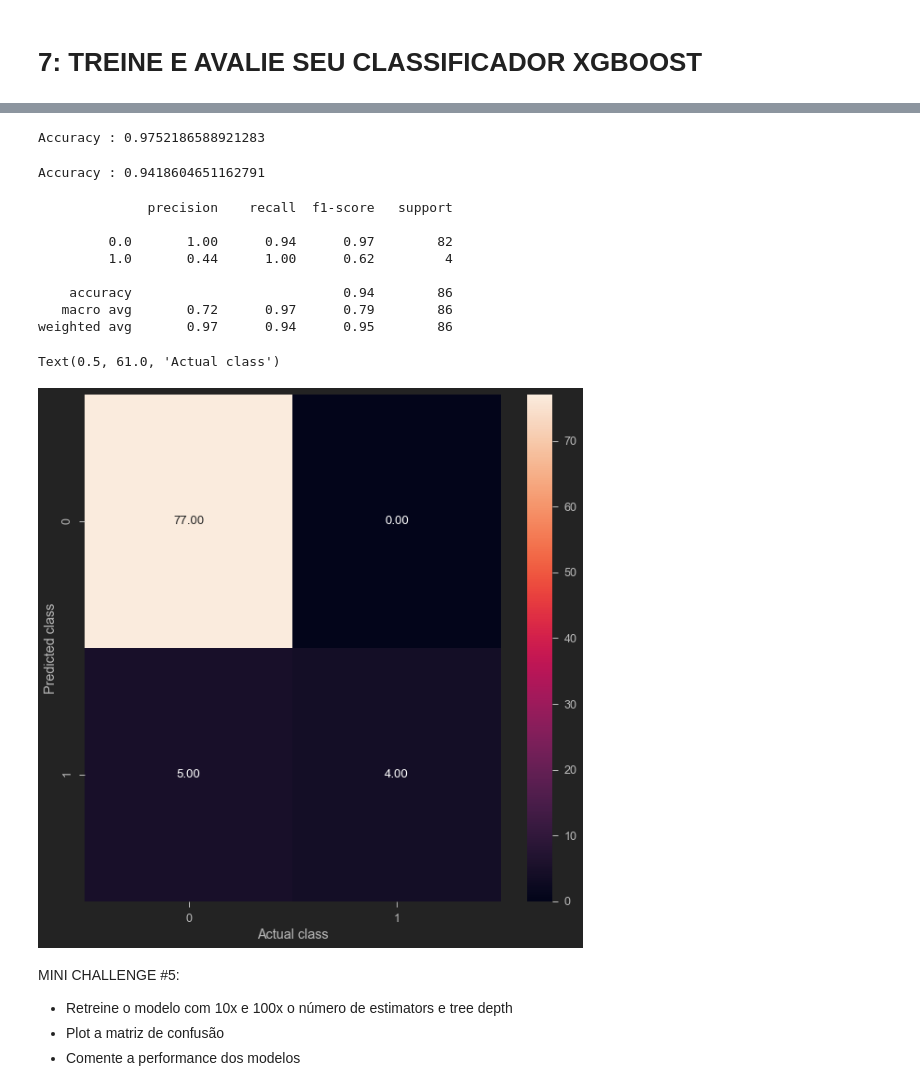
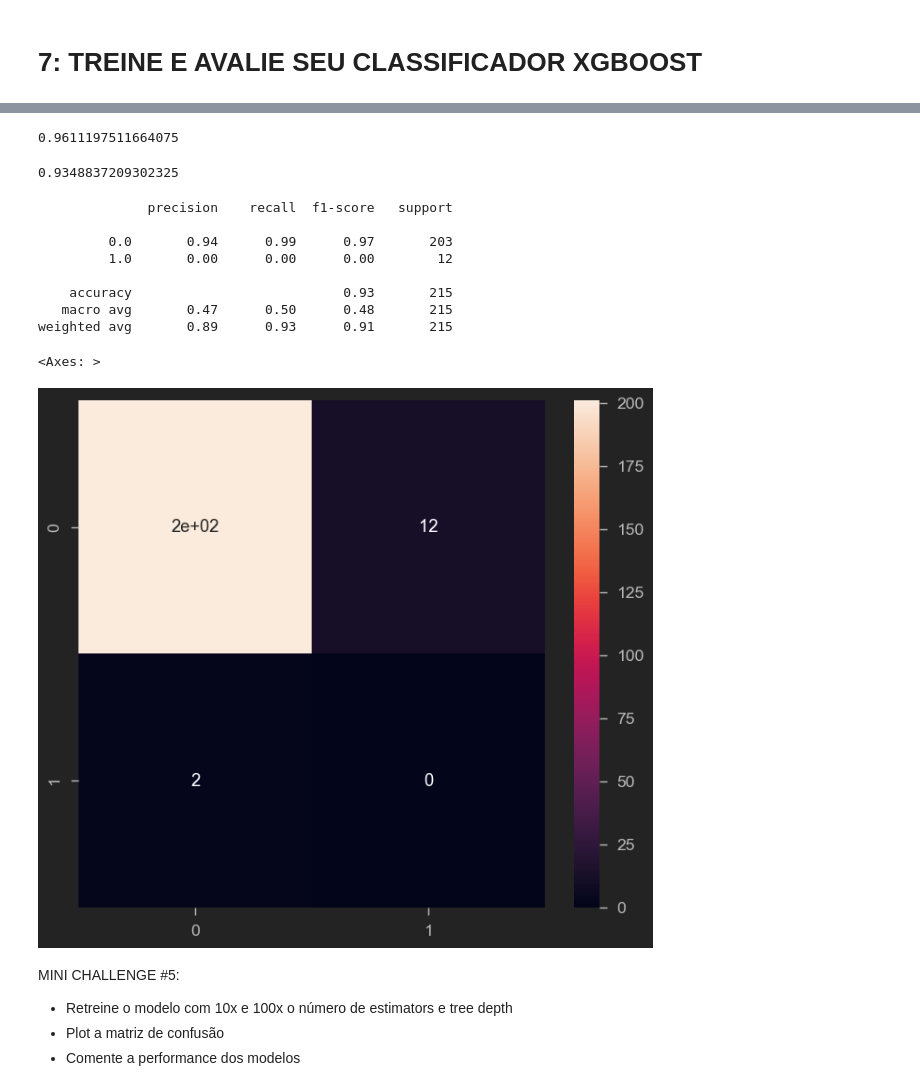
Before and after one commit to Vinicius-da-Cruz-Muller/Random-Notebooks, a Jupyter notebook: Análise preditiva/Cervical Cancer Prediction Using XG-boost algorithm.ipynb, the cells around one changed output, grey strips where cells are left out. Drawn from its saved outputs; the diff is of its cells as text; code cells hidden in the pictures.

```diff
--- a/Análise preditiva/Cervical Cancer Prediction Using XG-boost algorithm.ipynb
+++ b/Análise preditiva/Cervical Cancer Prediction Using XG-boost algorithm.ipynb
@@ -213,6 +500,9 @@ array([[-1.0385634e+00,  8.9706147e-01, -7.1509570e-01, ...,
 # %% [markdown]
 MINI CHALLENGE #4:
 - Divida os dados de teste de forma que sejam um quarto dos dados de treinamento
+# %%
+X_train, X_test, Y_train, Y_test = train_test_split(X, y, test_size=0.25, random_state=42)
+#sobrescrevendo a linha semlhante dos códigos acima
 # %% [markdown]
 # 6: ENTENDENDO O XGBOOST
 # %% [markdown]
@@ -283,3 +573,8 @@ MINI CHALLENGE #4:
 %pip install xgboost
 # %%
 # Train an XGBoost classifier model
+import xgboost as xgb
+
+model = xgb.XGBClassifier(learning_rate=0.1, max_depth=5, n_estimators=10)
+# %%
+model.fit(X_train, Y_train)
@@ -286,24 +593,29 @@ MINI CHALLENGE #4:
 # %%
 # predict the score of the trained model using the training dataset
+result_train = model.score(X_train, Y_train)
+result_train
 # %% [output]
-Accuracy : 0.9752186588921283
+0.9611197511664075
 # %%
 # predict the score of the trained model using the testing dataset
+result_test = model.score(X_test, Y_test)
+result_test
 # %% [output]
-Accuracy : 0.9418604651162791
+0.9348837209302325
 # %%
 # make predictions on the test data
+y_predict = model.predict(X_test)
 # %%
 #Make a classification report
 
 from sklearn.metrics import confusion_matrix, classification_report
-print(classification_report(y_test, y_predict))
+print(classification_report(Y_test, y_predict))
 # %% [output]
               precision    recall  f1-score   support
 
-         0.0       1.00      0.94      0.97        82
-         1.0       0.44      1.00      0.62         4
+         0.0       0.94      0.99      0.97       203
+         1.0       0.00      0.00      0.00        12
 
-    accuracy                           0.94        86
-   macro avg       0.72      0.97      0.79        86
-weighted avg       0.97      0.94      0.95        86
+    accuracy                           0.93       215
+   macro avg       0.47      0.50      0.48       215
+weighted avg       0.89      0.93      0.91       215
@@ -310,10 +624,10 @@ weighted avg       0.97      0.94      0.95        86
 # %%
 #Make a confusion matrix
-cm = confusion_matrix(y_predict, y_test)
+cm = confusion_matrix(y_predict, Y_test)
 sns.heatmap(cm, annot=True)
 # %% [output]
-Text(0.5, 61.0, 'Actual class')
+<Axes: >
-[figure, old version]
+[figure, new version]
 # %% [markdown]
 MINI CHALLENGE #5:
 
```
Also changed, not shown: parts of 41 cells of this notebook.
